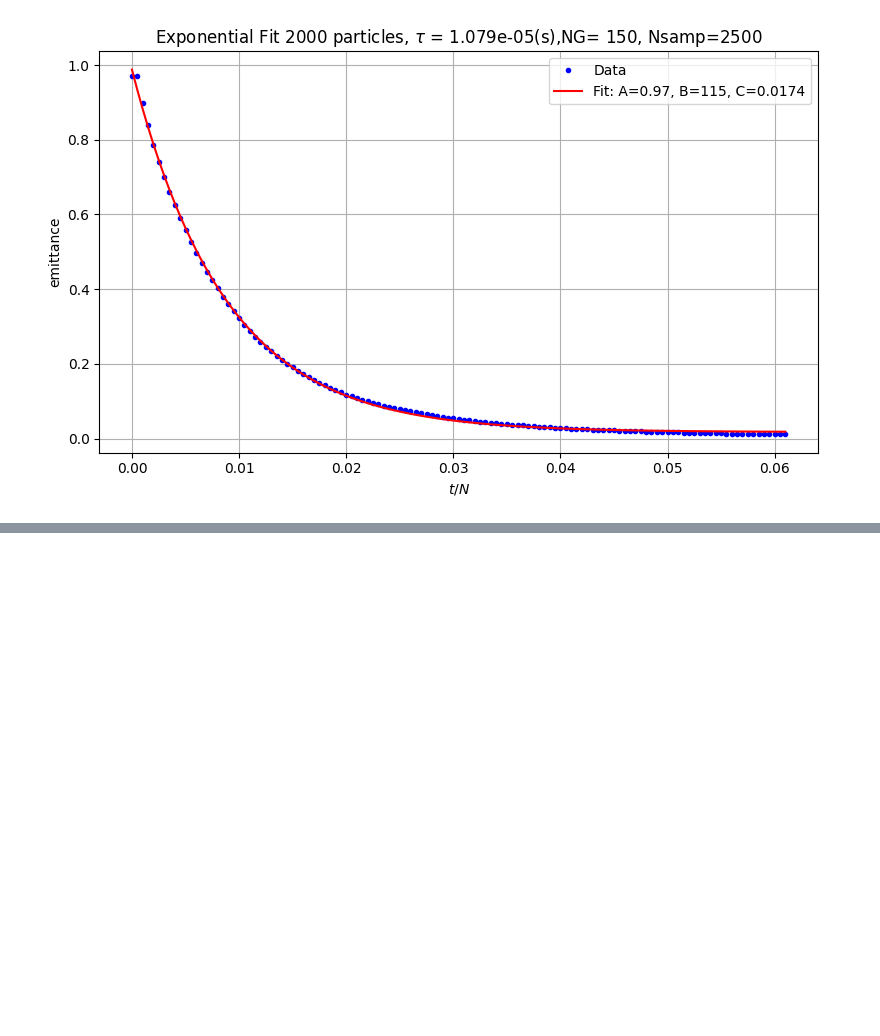
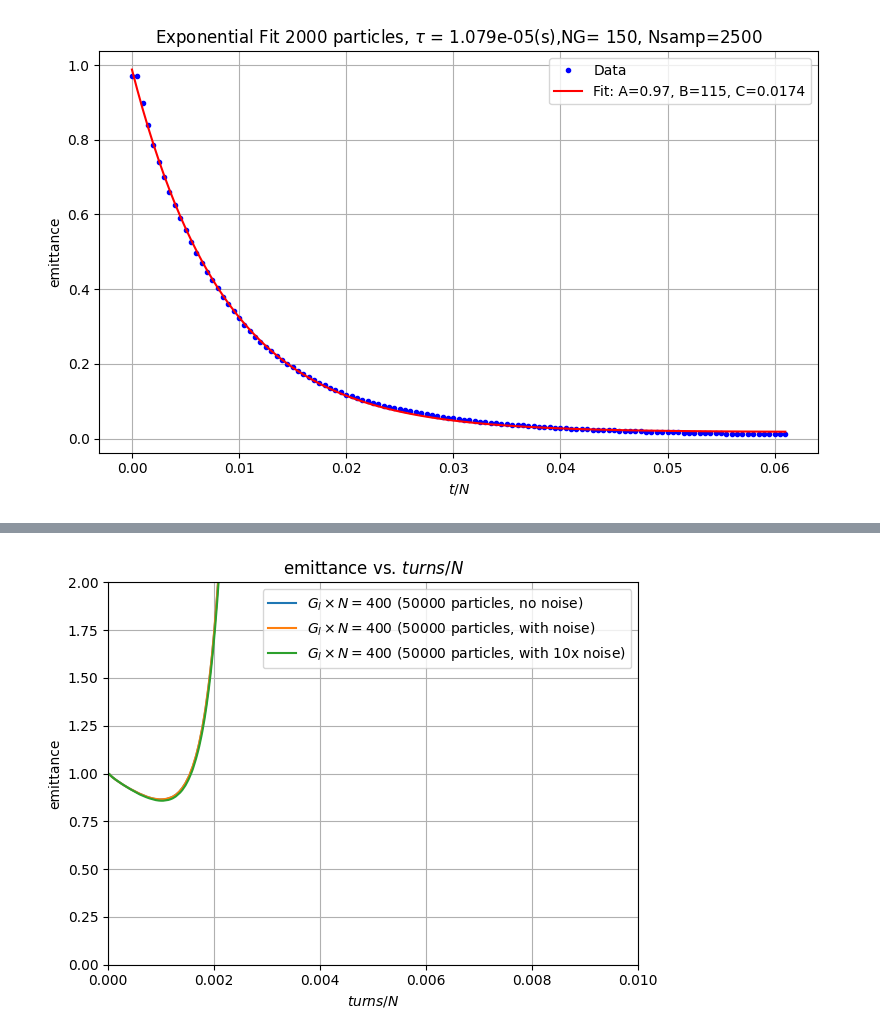
Before and after one commit to vtsianti/Stochastic-Cooling, a Jupyter notebook: scaling law proof.ipynb, the cells around one changed output, grey strips where cells are left out. Drawn from its saved outputs; the diff is of its cells as text; code cells hidden in the pictures; blank space fills up the shorter version.

```diff
--- a/scaling law proof.ipynb
+++ b/scaling law proof.ipynb
@@ -1838,0 +1911,58 @@ NRMSE of fit = 3.733%
+# %%
+filename = f"emittance for 50000 particles,NG= 400.txt"
+file_path = os.path.join(base_dir, filename)
+
+    # Load data
+data = np.loadtxt(file_path)
+
+    # Number of turns = number of entries - 2
+turns = len(data)
+
+    # x-axis: t/N
+t_over_N = np.arange(turns) / 50000
+
+    # y-axis: data starting after the first two values
+plt.plot(t_over_N, data, label=fr'$G_l \times N = 400$ (50000 particles, no noise)')
+
+filename = f"emittance for 50000 particles,NG= 400, white noise=4.5e-3*sigdelt.txt"
+file_path = os.path.join(base_dir, filename)
+
+    # Load data
+data = np.loadtxt(file_path)
+
+    # Number of turns = number of entries - 2
+turns = len(data)
+
+    # x-axis: t/N
+t_over_N = np.arange(turns) / 50000
+
+    # y-axis: data starting after the first two values
+plt.plot(t_over_N, data, label=fr'$G_l \times N = 400$ (50000 particles, with noise)')
+
+filename = f"emittance for 50000 particles,NG= 400, white noise=4.5e-2*sigdelt.txt"
+file_path = os.path.join(base_dir, filename)
+
+    # Load data
+data = np.loadtxt(file_path)
+
+    # Number of turns = number of entries - 2
+turns = len(data)
+
+    # x-axis: t/N
+t_over_N = np.arange(turns) / 50000
+
+    # y-axis: data starting after the first two values
+plt.plot(t_over_N, data, label=fr'$G_l \times N = 400$ (50000 particles, with 10x noise)')
+
+# Plot labels and legend
+plt.xlabel(r'$turns/N$')
+plt.ylabel(r'emittance')
+plt.title('emittance vs. $turns/N$')
+plt.grid(True)
+plt.legend()
+plt.ylim(0,2)
+plt.xlim(0, 0.01)
+plt.tight_layout()
+plt.show()
+# %% [output]
+[figure, added]
```
Also changed, not shown: parts of 2 cells of this notebook, 2 other files.
